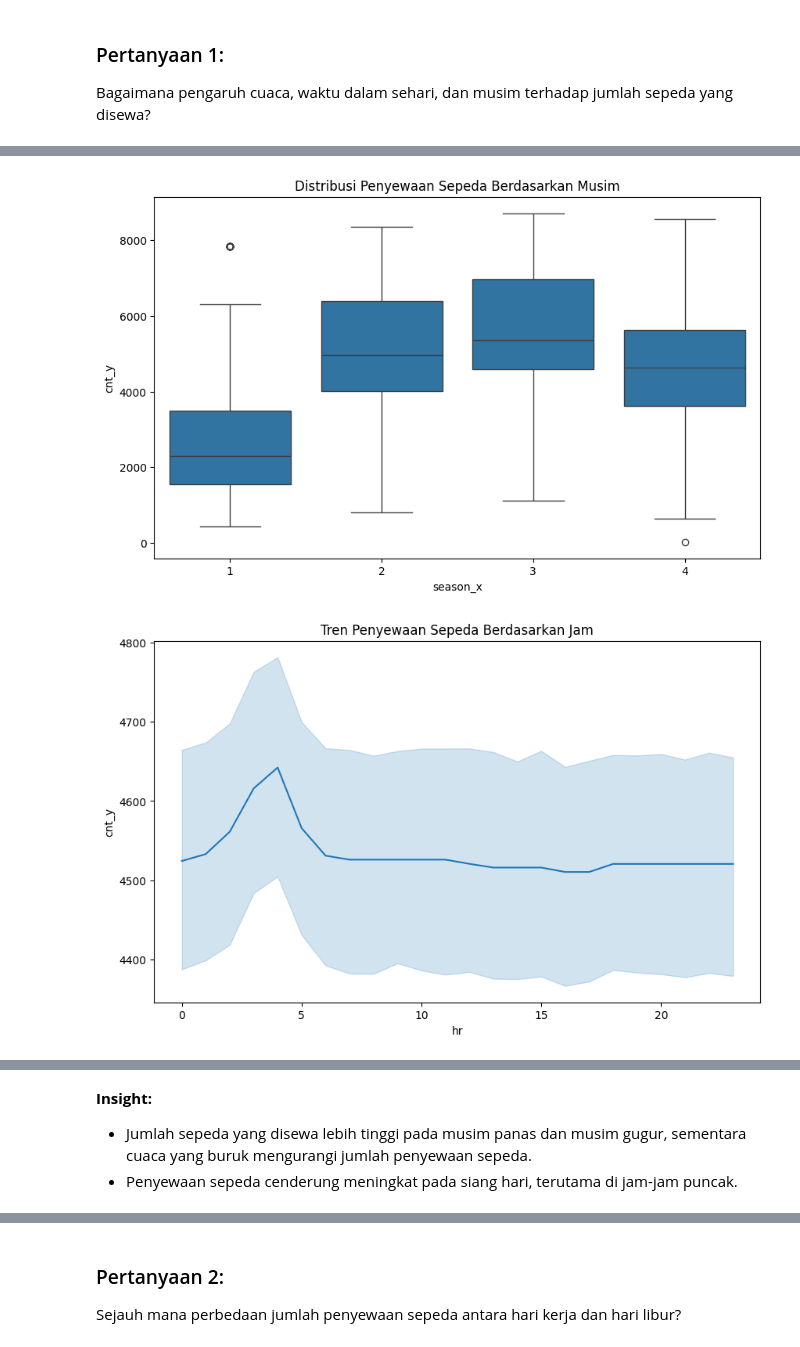
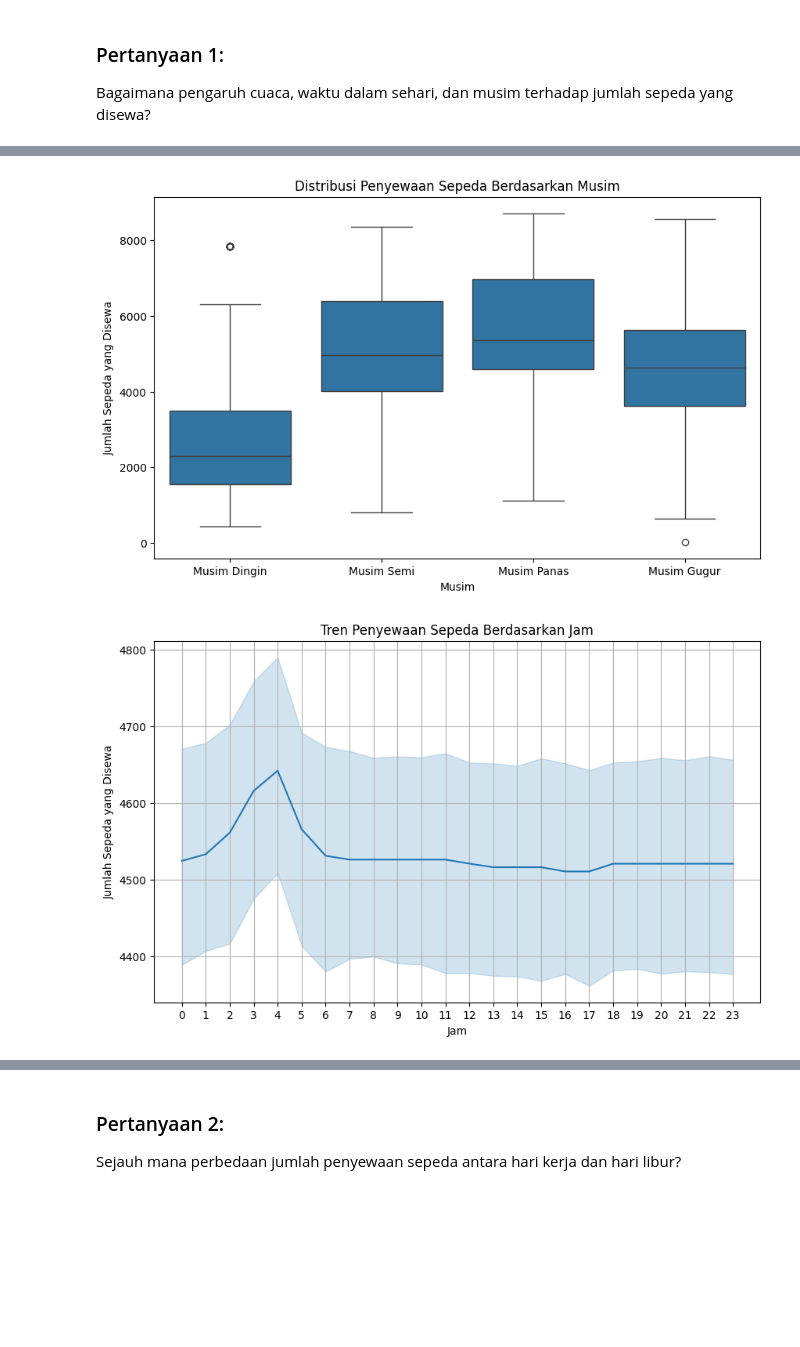
Before and after one commit to maulanycitra/Proyek-Analisis-Data-Dicoding, a Jupyter notebook: Proyek_Analisis_Data_Maulany_Citra_Pandini.ipynb, the cells around one changed output, grey strips where cells are left out. Drawn from its saved outputs; the diff is of its cells as text; code cells hidden in the pictures; blank space fills up the shorter version.

```diff
--- a/Proyek_Analisis_Data_Maulany_Citra_Pandini.ipynb
+++ b/Proyek_Analisis_Data_Maulany_Citra_Pandini.ipynb
@@ -27,8 +27,8 @@ from sklearn.metrics import mean_squared_error
 ### Gathering Data
 # %%
 # Membaca dataset day.csv dan hour.csv
-df_day = pd.read_csv('/content/drive/MyDrive/Dicoding/Bike-sharing-dataset/day.csv')
-df_hour = pd.read_csv('/content/drive/MyDrive/Dicoding/Bike-sharing-dataset/hour.csv')
+df_day = pd.read_csv("data/day.csv")
+df_hour = pd.read_csv("data/hour.csv")
 
 # Menampilkan beberapa baris pertama untuk memverifikasi data
 print(df_day.head())
@@ -86,5 +106,13 @@ None
 # %% [markdown]
 ### Cleaning Data
+# %%
+# Cleaning Data
+# Menghapus data duplikat jika ada
+df_day = df_day.drop_duplicates()
+df_hour = df_hour.drop_duplicates()
+
+# Menggunakan satu dataframe saja
+df_hour_cleaned = df_hour.copy()
 # %%
 # Mengonversi kolom dteday ke tipe datetime
 df_day['dteday'] = pd.to_datetime(df_day['dteday'])
@@ -167,21 +229,31 @@ Index(['instant_x', 'dteday', 'season_x', 'yr_x', 'mnth_x', 'hr', 'holiday_x',
 # %%
 # Visualisasi jumlah sepeda yang disewa berdasarkan musim
 plt.figure(figsize=(10,6))
 sns.boxplot(x='season_x', y='cnt_y', data=df_combined)
 plt.title('Distribusi Penyewaan Sepeda Berdasarkan Musim')
+plt.xlabel('Musim')  # Menambahkan label untuk sumbu X
+plt.ylabel('Jumlah Sepeda yang Disewa')  # Menambahkan label untuk sumbu Y
+plt.xticks([0, 1, 2, 3], ['Musim Dingin', 'Musim Semi', 'Musim Panas', 'Musim Gugur'])  # Menambahkan label pada kategori musim
 plt.show()
 
 # Visualisasi jumlah sepeda yang disewa berdasarkan jam
 plt.figure(figsize=(10,6))
 sns.lineplot(x='hr', y='cnt_y', data=df_combined)
 plt.title('Tren Penyewaan Sepeda Berdasarkan Jam')
+plt.xlabel('Jam')  # Menambahkan label untuk sumbu X
+plt.ylabel('Jumlah Sepeda yang Disewa')  # Menambahkan label untuk sumbu Y
+plt.xticks(range(0, 24, 1))  # Menambahkan label jam secara otomatis (0 hingga 23)
+plt.grid(True)  # Menambahkan grid untuk membantu visualisasi
 plt.show()
 
 # Visualisasi jumlah sepeda yang disewa berdasarkan cuaca
 plt.figure(figsize=(10,6))
 sns.boxplot(x='weathersit_x', y='cnt_y', data=df_combined)
 plt.title('Distribusi Penyewaan Sepeda Berdasarkan Cuaca')
+plt.xlabel('Cuaca')  # Menambahkan label untuk sumbu X
+plt.ylabel('Jumlah Sepeda yang Disewa')  # Menambahkan label untuk sumbu Y
+plt.xticks([0, 1, 2, 3], ['Cerah', 'Berawan', 'Hujan/Salju', 'Kabut'])  # Menambahkan label untuk kategori cuaca
 plt.show()
 # %% [output]
-[figure, old version]
+[figure, new version]
-[figure, old version]
+[figure, new version]
@@ -189,4 +260,0 @@ plt.show()
-# %% [markdown]
-**Insight:**
-- Jumlah sepeda yang disewa lebih tinggi pada musim panas dan musim gugur, sementara cuaca yang buruk mengurangi jumlah penyewaan sepeda.
-- Penyewaan sepeda cenderung meningkat pada siang hari, terutama di jam-jam puncak.
```
Also changed, not shown: parts of 18 cells of this notebook.
